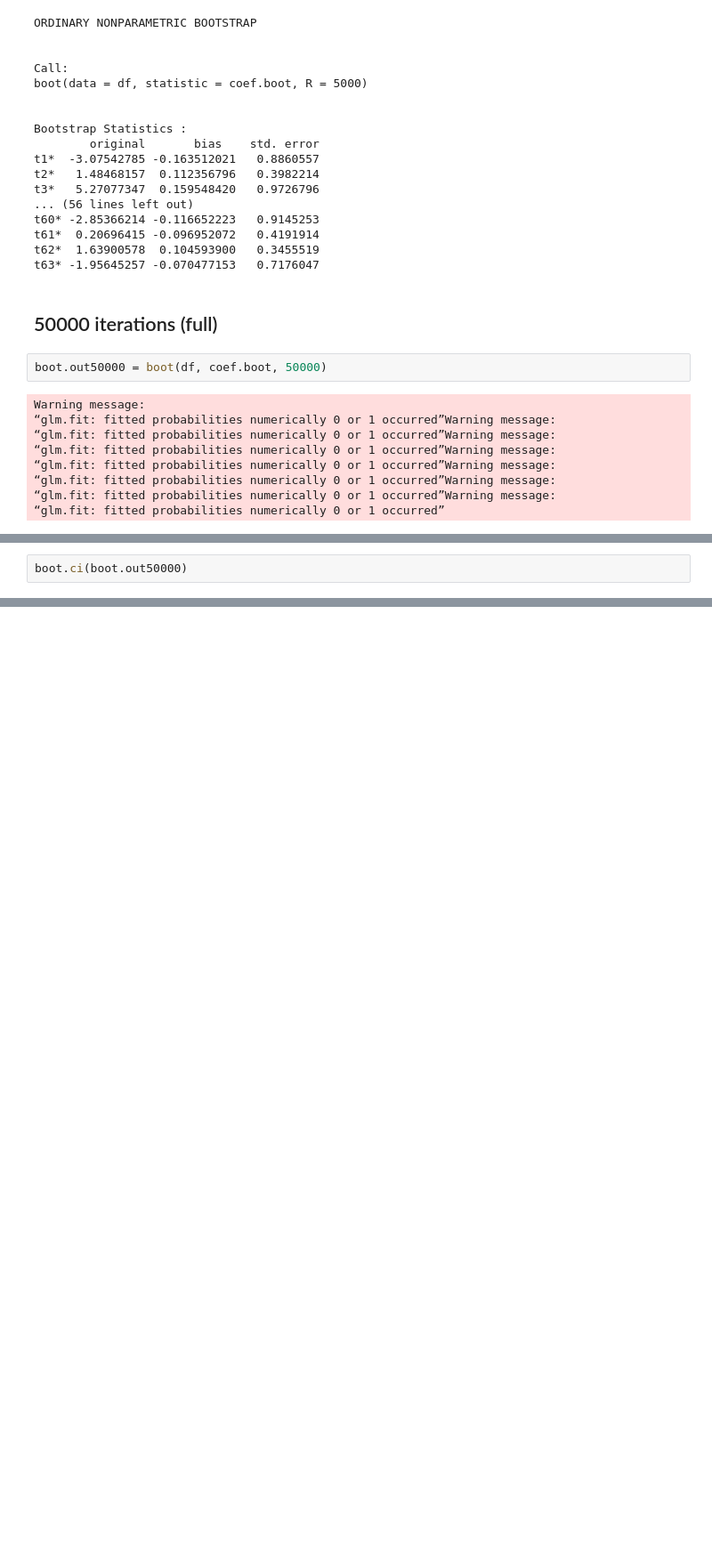
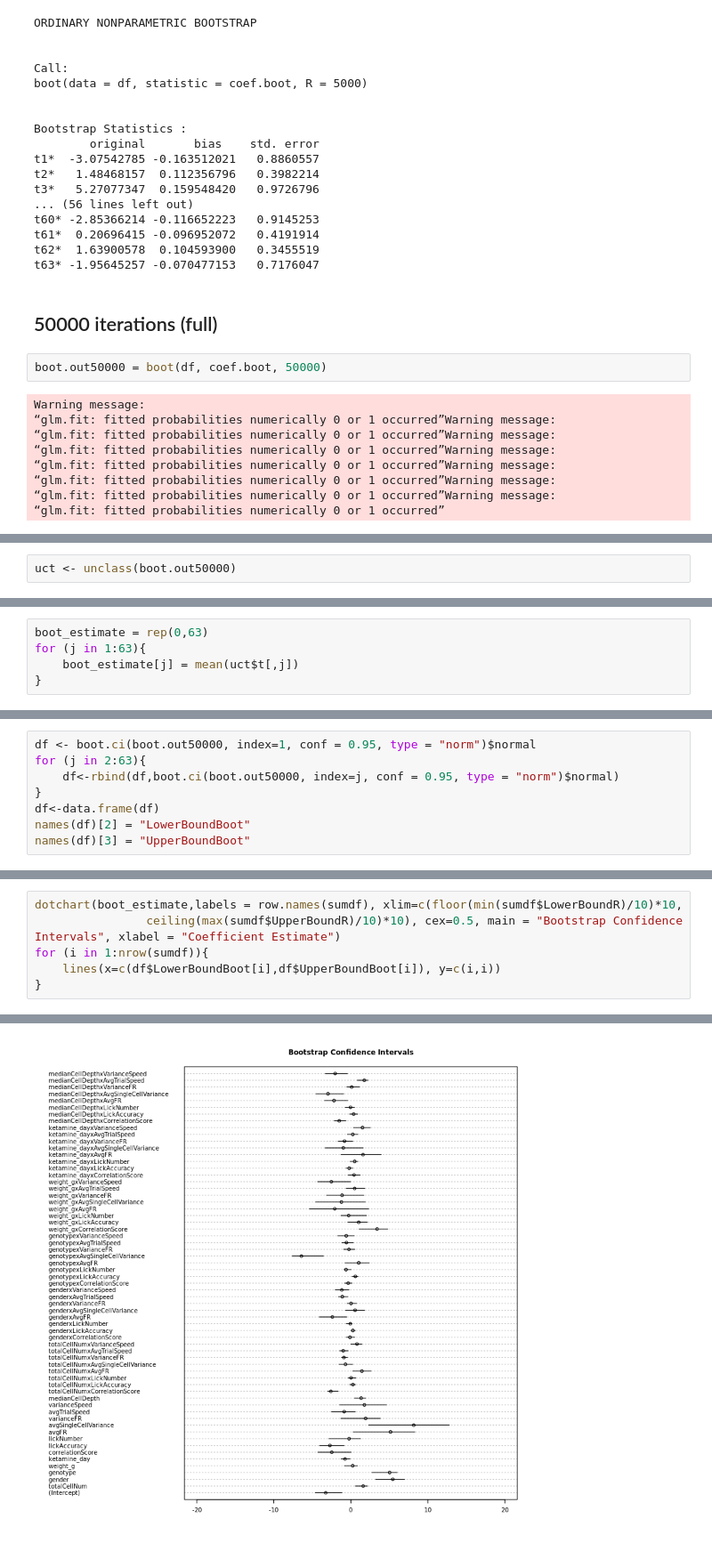
Before and after one commit to erinlbrown/MouseKetamineDataAnalysis, a Jupyter notebook: LogReg_withBS.ipynb, the cells around one changed output, grey strips where cells are left out. Shown at 89% size. Drawn from its saved outputs; the diff is of its cells as text; blank space fills up the shorter version.

```diff
--- a/LogReg_withBS.ipynb
+++ b/LogReg_withBS.ipynb
@@ -371,2 +369,2 @@ t63* -1.95645257 -8.045814e-02   0.7253150
 # %%
-boot.ci(boot.out50000)
+uct <- unclass(boot.out50000)
@@ -399,0 +371,5 @@ Calculations and Intervals on Original Scale
+# %%
+boot_estimate = rep(0,63)
+for (j in 1:63){
+    boot_estimate[j] = mean(uct$t[,j])
+}
@@ -399,0 +380,8 @@ Calculations and Intervals on Original Scale
+# %%
+df <- boot.ci(boot.out50000, index=1, conf = 0.95, type = "norm")$normal
+for (j in 2:63){
+    df<-rbind(df,boot.ci(boot.out50000, index=j, conf = 0.95, type = "norm")$normal)
+}
+df<-data.frame(df)
+names(df)[2] = "LowerBoundBoot"
+names(df)[3] = "UpperBoundBoot"
@@ -399,0 +399,7 @@ Calculations and Intervals on Original Scale
+# %%
+dotchart(boot_estimate,labels = row.names(sumdf), xlim=c(floor(min(sumdf$LowerBoundR)/10)*10,
+                ceiling(max(sumdf$UpperBoundR)/10)*10), cex=0.5, main = "Bootstrap Confidence Intervals", xlabel = "Coefficient Estimate")
+for (i in 1:nrow(sumdf)){
+    lines(x=c(df$LowerBoundBoot[i],df$UpperBoundBoot[i]), y=c(i,i))
+}
+# %% [output]
@@ -399,0 +409 @@ Calculations and Intervals on Original Scale
+[figure, added]
```
Also changed, not shown: parts of 9 cells of this notebook, 13 other files.
